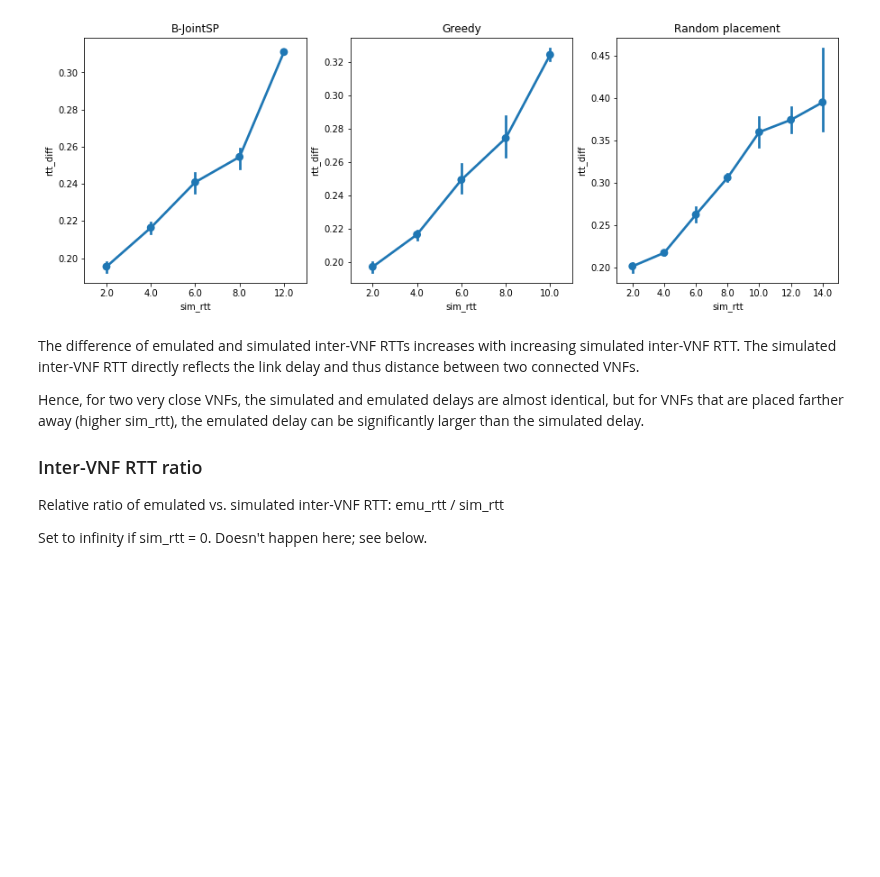
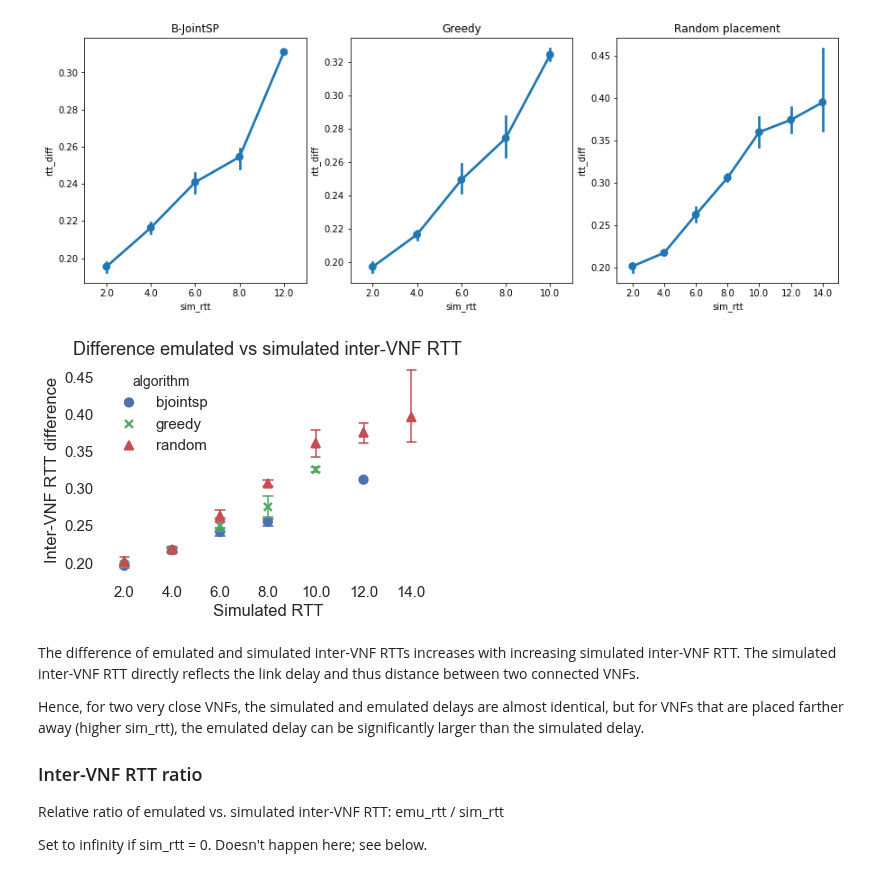
Before and after one commit to CN-UPB/placement-emulation, a Jupyter notebook: eval/eval_abilene.ipynb, the cells around one changed output. Drawn from its saved outputs; the diff is of its cells as text; code cells hidden in the pictures; blank space fills up the shorter version.

```diff
--- a/eval/eval_abilene.ipynb
+++ b/eval/eval_abilene.ipynb
@@ -125,6 +137,20 @@ sns.pointplot(x='sim_rtt', y='rtt_diff', data=random_vnf_df, ax=ax3).set_title('
 # %% [output]
 Text(0.5,1,'Random placement')
 [figure]
+# %%
+# tuned figure for paper
+fig, ax = plt.subplots()
+sns.set(font_scale=1.5)
+black_palette = sns.color_palette(['black', 'black', 'black'])
+sns.pointplot(x='sim_rtt', y='rtt_diff', data=vnf_df, ax=ax,
+              hue='algorithm', join=False, markers=['o', 'x', '^'], errwidth=1.5, capsize=0.2)
+ax.set_title('Difference emulated vs simulated inter-VNF RTT')
+ax.set_xlabel('Simulated RTT')
+ax.set_ylabel('Inter-VNF RTT difference')
+ax.set_facecolor('white')
+fig.savefig('plots/abilene_vnf_rtt_diff_sim_rtt.pdf', bbox_inches='tight')
+# %% [output]
+[figure, added]
 # %% [markdown]
 The difference of emulated and simulated inter-VNF RTTs increases with increasing simulated inter-VNF RTT. The simulated inter-VNF RTT directly reflects the link delay and thus distance between two connected VNFs.
 
```
Also changed, not shown: parts of 3 cells of this notebook, 4 other files.
